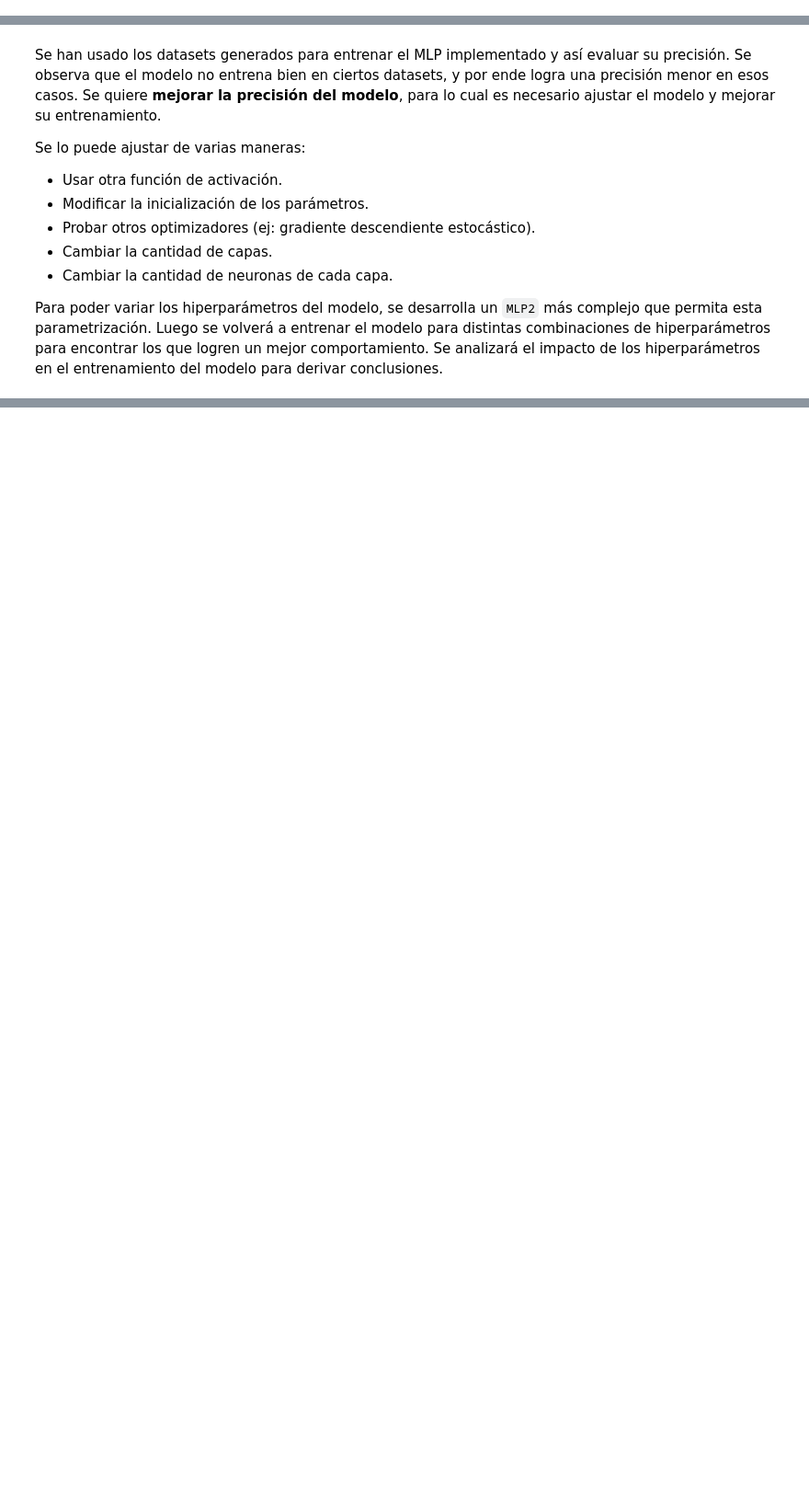
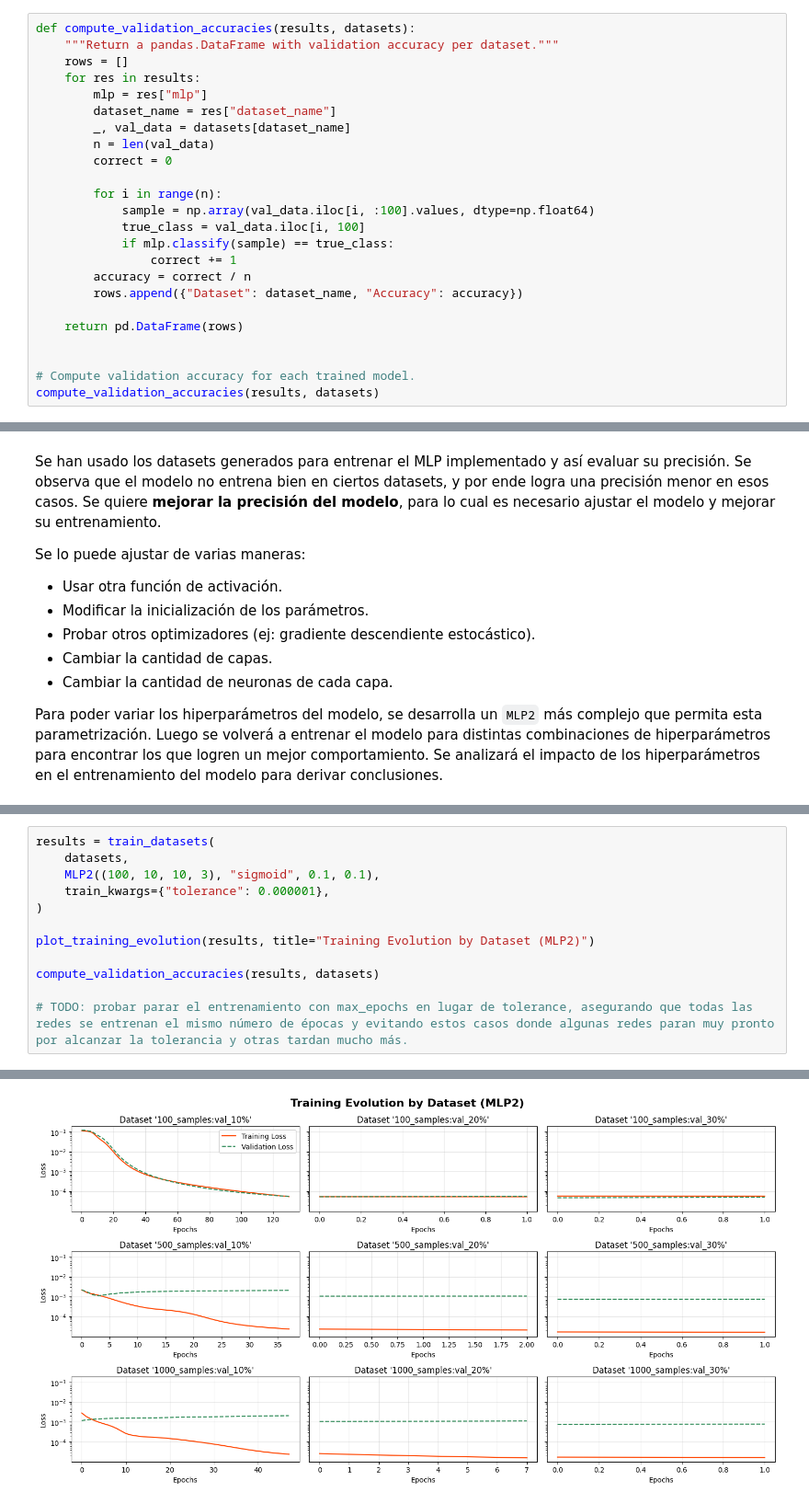
Before and after one commit to elepad-org/mlp, a Jupyter notebook: model/notebook.ipynb, the cells around one changed output, grey strips where cells are left out. Shown at 92% size. Saved outputs shown, nothing was run; the diff lists cells and outputs as text; blank space fills up the shorter version.

```diff
--- a/model/notebook.ipynb
+++ b/model/notebook.ipynb
@@ -880,0 +889,24 @@ print(df.to_string(index=False))
+# %%
+def compute_validation_accuracies(results, datasets):
+    """Return a pandas.DataFrame with validation accuracy per dataset."""
+    rows = []
+    for res in results:
+        mlp = res["mlp"]
+        dataset_name = res["dataset_name"]
+        _, val_data = datasets[dataset_name]
+        n = len(val_data)
+        correct = 0
+
+        for i in range(n):
+            sample = np.array(val_data.iloc[i, :100].values, dtype=np.float64)
+            true_class = val_data.iloc[i, 100]
+            if mlp.classify(sample) == true_class:
+                correct += 1
+        accuracy = correct / n
+        rows.append({"Dataset": dataset_name, "Accuracy": accuracy})
+
+    return pd.DataFrame(rows)
+
+
+# Compute validation accuracy for each trained model.
+compute_validation_accuracies(results, datasets)
@@ -898,0 +1172,13 @@ Se analizará el impacto de los hiperparámetros en el entrenamiento del modelo
+# %%
+results = train_datasets(
+    datasets,
+    MLP2((100, 10, 10, 3), "sigmoid", 0.1, 0.1),
+    train_kwargs={"tolerance": 0.000001},
+)
+
+plot_training_evolution(results, title="Training Evolution by Dataset (MLP2)")
+
+compute_validation_accuracies(results, datasets)
+
+# TODO: probar parar el entrenamiento con max_epochs en lugar de tolerance, asegurando que todas las redes se entrenan el mismo número de épocas y evitando estos casos donde algunas redes paran muy pronto por alcanzar la tolerancia y otras tardan mucho más.
+# %% [output]
@@ -898,0 +1202 @@ Se analizará el impacto de los hiperparámetros en el entrenamiento del modelo
+[figure, added]
```
Also changed, not shown: parts of 11 cells of this notebook.
